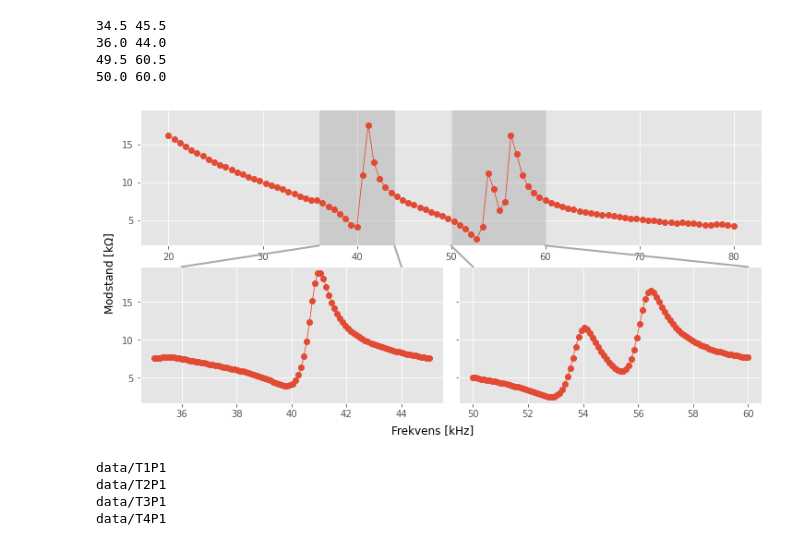
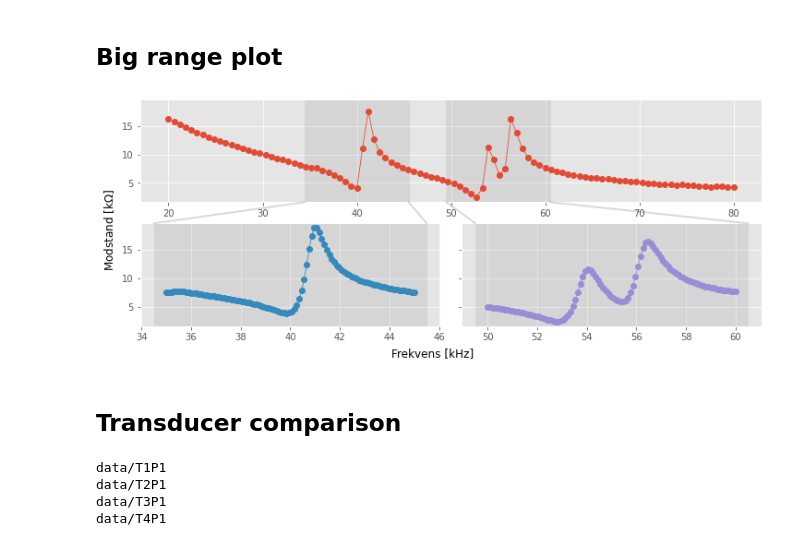
Before and after one commit to Oskari-Tuormaa/BAC, a Jupyter notebook: experiments/transducer_characteristics/plotting.ipynb, the cells around one changed output. Saved outputs shown, nothing was run; the diff lists cells and outputs as text; code cells hidden in the pictures.

```diff
--- a/experiments/transducer_characteristics/plotting.ipynb
+++ b/experiments/transducer_characteristics/plotting.ipynb
@@ -4,7 +4,11 @@ import numpy as np
 from pathlib import Path
 
 # %matplotlib widget
-plt.style.use("ggplot")
+# plt.style.use("seaborn")
+# plt.rcParams["figure.constrained_layout.use"] = True
+# plt.rcParams["axes.grid"] = True
+# %% [markdown]
+## Big range plot
 # %%
 all_data = []
 
@@ -38,42 +42,41 @@ for in_dir in dirs:
 # %%
 from matplotlib.patches import ConnectionPatch
 from matplotlib.transforms import blended_transform_factory
 from typing import Dict
 
 (freq1, res1), (freq2, res2), (freq3, res3) = all_data
 
 axd: Dict[str, plt.Axes]
-fig, axd = plt.subplot_mosaic([['top', 'top'], ['left', 'right']], figsize=(10,5), sharey=True)
+fig, axd = plt.subplot_mosaic([['top', 'top'], ['left', 'right']], figsize=(10,4), sharey=True)
 
 axd["top"].plot  (freq1/1000, res1/1000, marker="o", c="C0")
-axd["left"].plot (freq2/1000, res2/1000, marker="o", c="C0")
-axd["right"].plot(freq3/1000, res3/1000, marker="o", c="C0")
+axd["left"].plot (freq2/1000, res2/1000, marker="o", c="C1")
+axd["right"].plot(freq3/1000, res3/1000, marker="o", c="C2")
 
 
 trans = {k: blended_transform_factory(v.transData, v.transAxes) for k, v in axd.items()}
 for i, k in [[1, "left"], [2, "right"]]:
     l1, l2 = axd[k].get_xlim()
-    l1 = np.ceil(l1 / 2) * 2
-    l2 = np.floor(l2 / 2) * 2
-    axd["top"].axvspan(l1, l2, color="gray", alpha=0.25)
+    # l1 = np.ceil(l1 / 2) * 2
+    # l2 = np.floor(l2 / 2) * 2
+    axd["top"].axvspan(l1, l2, color="gray", alpha=0.15)
+    axd[k].axvspan(l1, l2, color="gray", alpha=0.15)
     for l in [l1, l2]:
         con = ConnectionPatch(xyA=(l, 0), xyB=(l, 1),
                               coordsA=trans["top"], coordsB=trans[k],
-                             axesA=axd["top"], axesB=axd[k],
-                             color="darkgray", lw=2)
+                             axesA=axd["top"], axesB=axd[k], lw=2,
+                             color="black", alpha=0.15)
         con.set_in_layout(False)
         fig.add_artist(con)
 
 fig.supxlabel(r"Frekvens [kHz]")
 fig.supylabel(r"Modstand [k$\Omega$]")
 
 fig.savefig("plots/frekvenskare.pdf")
 # %% [output]
-34.5 45.5
-36.0 44.0
-49.5 60.5
-50.0 60.0
-[figure, old version]
+[figure, new version]
+# %% [markdown]
+## Transducer comparison
 # %%
 ress = []
 freqs = []
```
Also changed, not shown: parts of 5 cells of this notebook, 6 other files.
